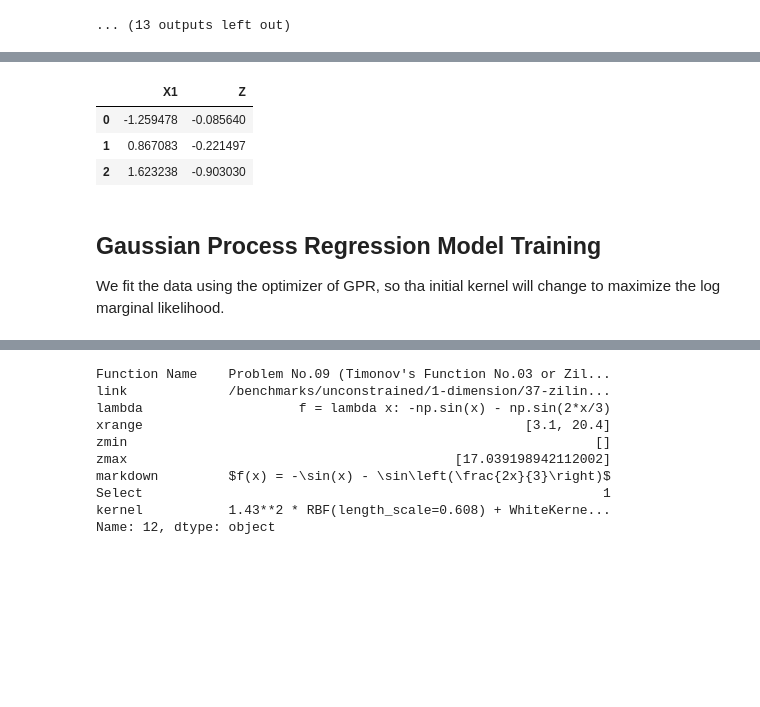
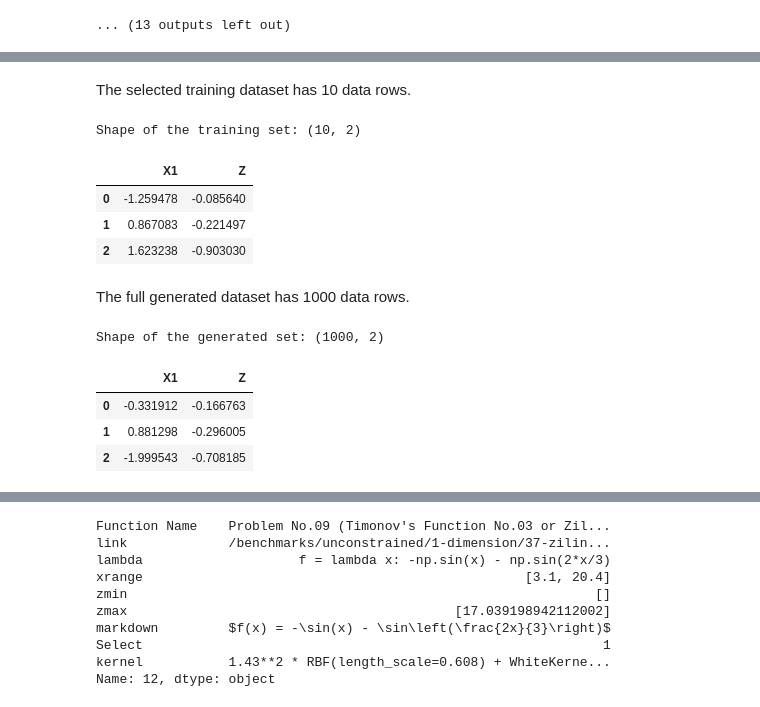
Before and after one commit to alessiot/polygp-sklearn, a Jupyter notebook: notebooks/experimenting_with_gpr.ipynb, the cells around one changed output, grey strips where cells are left out. Saved outputs shown, nothing was run; the diff lists cells and outputs as text; code cells hidden in the pictures; blank space fills up the shorter version.

```diff
--- a/notebooks/experimenting_with_gpr.ipynb
+++ b/notebooks/experimenting_with_gpr.ipynb
@@ -172,18 +168,29 @@ dropwave_b = lambda x_in: (-(1.0 + np.cos(12 * np.sqrt(np.square(x_in).sum(axis=
 X, Z = generate_data(exp_space_dict, dropwave_b, num_samples = 1_000, random_state=1)
 
 X_train, Z_train, X_noise_std, Z_noise_std = select_training_data(X, Z, exp_space_dict, dropwave_b, is_error=False, training_size=10, random_state=1)
+# %% [markdown]
+The selected training dataset has 10 data rows.
 # %%
 # The dataframe with the measured observations, which will be used for training a model
 train_df = pd.DataFrame(np.concatenate([X_train,Z_train], axis=1), columns=['X1','Z'])
+print(f'Shape of the training set: {train_df.shape}')
 train_df.head(3)
 # %% [output]
+Shape of the training set: (10, 2)
 |  | X1 | Z |
 | 0 | -1.259478 | -0.085640 |
 | 1 | 0.867083 | -0.221497 |
 | 2 | 1.623238 | -0.903030 |
+# %% [markdown]
+The full generated dataset has 1000 data rows.
 # %%
+# This is the larger data frame holding about 1000 sampled observations
 generated_df = pd.DataFrame(np.concatenate([X,Z], axis=1), columns=['X1','Z'])
+print(f'Shape of the generated set: {generated_df.shape}')
+generated_df.head(3)
+# %% [output]
+Shape of the generated set: (1000, 2)
+|  | X1 | Z |
+| 0 | -0.331912 | -0.166763 |
+| 1 | 0.881298 | -0.296005 |
+| 2 | -1.999543 | -0.708185 |
-# %% [markdown]
-## Gaussian Process Regression Model Training
-
-We fit the data using the optimizer of GPR, so tha initial kernel will change to maximize the log marginal likelihood.
```
Also changed, not shown: parts of 23 cells of this notebook, 48 other files.
